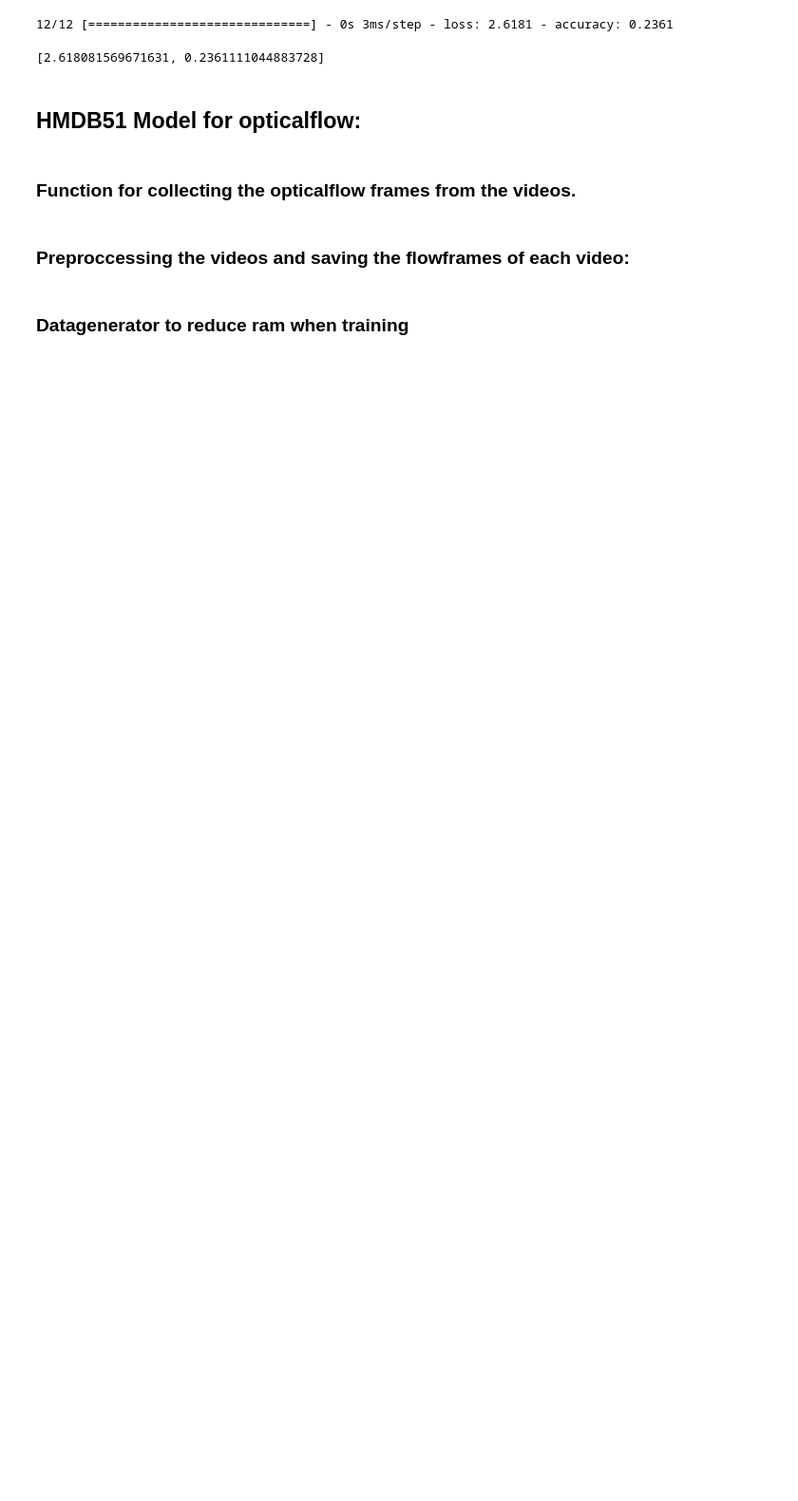
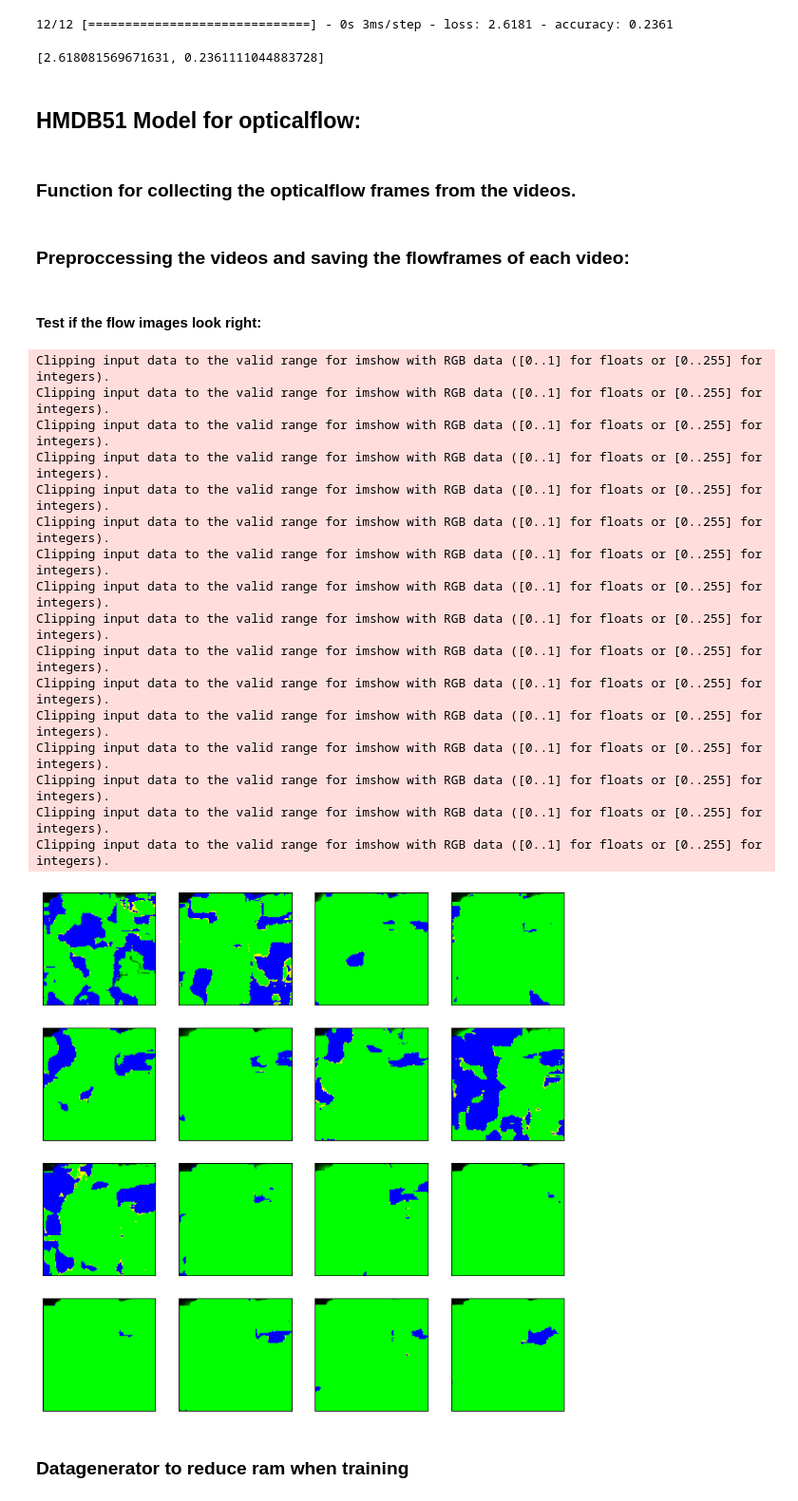
Before and after one commit to MeneerPluk/MCVAssignment5, a Jupyter notebook: Assignment_5.ipynb, the cells around one changed output. Shown at 95% size. Drawn from its saved outputs; the diff is of its cells as text; code cells hidden in the pictures; blank space fills up the shorter version.

```diff
--- a/Assignment_5.ipynb
+++ b/Assignment_5.ipynb
@@ -480,3 +477,42 @@ saveFlowFrames(h_test_files, h_test_labels, 'test')
+# %% [markdown]
+#### Test if the flow images look right:
+# %%
+import numpy as np
+import cv2 as cv
+flowstacktest = np.load('HMDBFLOWS/train/megan_roof_climbing_climb_f_cm_np1_ri_goo_0.npy')
+plt.figure(figsize=(10,10))
+hsv = np.zeros((112,112,3),np.float32)
+hsv[..., 1] = 255
+for i in range(flowstacktest.shape[0]):
+    flowframe = flowstacktest[i]
+    mag, ang = cv.cartToPolar(flowframe[..., 0], flowframe[..., 1])
+    hsv[..., 0] = ang*180/np.pi/2
+    hsv[..., 2] = cv.normalize(mag, None, 0, 255, cv.NORM_MINMAX)
+    bgr = cv.cvtColor(hsv, cv.COLOR_HSV2BGR)
+    plt.subplot(4,4,i+1)
+    plt.xticks([])
+    plt.yticks([])
+    plt.grid(False)
+    plt.imshow(bgr)
+plt.show()
+# %% [output]
+Clipping input data to the valid range for imshow with RGB data ([0..1] for floats or [0..255] for integers).
+Clipping input data to the valid range for imshow with RGB data ([0..1] for floats or [0..255] for integers).
+Clipping input data to the valid range for imshow with RGB data ([0..1] for floats or [0..255] for integers).
+Clipping input data to the valid range for imshow with RGB data ([0..1] for floats or [0..255] for integers).
+Clipping input data to the valid range for imshow with RGB data ([0..1] for floats or [0..255] for integers).
+Clipping input data to the valid range for imshow with RGB data ([0..1] for floats or [0..255] for integers).
+Clipping input data to the valid range for imshow with RGB data ([0..1] for floats or [0..255] for integers).
+Clipping input data to the valid range for imshow with RGB data ([0..1] for floats or [0..255] for integers).
+Clipping input data to the valid range for imshow with RGB data ([0..1] for floats or [0..255] for integers).
+Clipping input data to the valid range for imshow with RGB data ([0..1] for floats or [0..255] for integers).
+Clipping input data to the valid range for imshow with RGB data ([0..1] for floats or [0..255] for integers).
+Clipping input data to the valid range for imshow with RGB data ([0..1] for floats or [0..255] for integers).
+Clipping input data to the valid range for imshow with RGB data ([0..1] for floats or [0..255] for integers).
+Clipping input data to the valid range for imshow with RGB data ([0..1] for floats or [0..255] for integers).
+Clipping input data to the valid range for imshow with RGB data ([0..1] for floats or [0..255] for integers).
+Clipping input data to the valid range for imshow with RGB data ([0..1] for floats or [0..255] for integers).
+[figure, added]
 # %% [markdown]
 ### Datagenerator to reduce ram when training
 # %%
```
Also changed, not shown: parts of 22 cells of this notebook, 6 other files.
